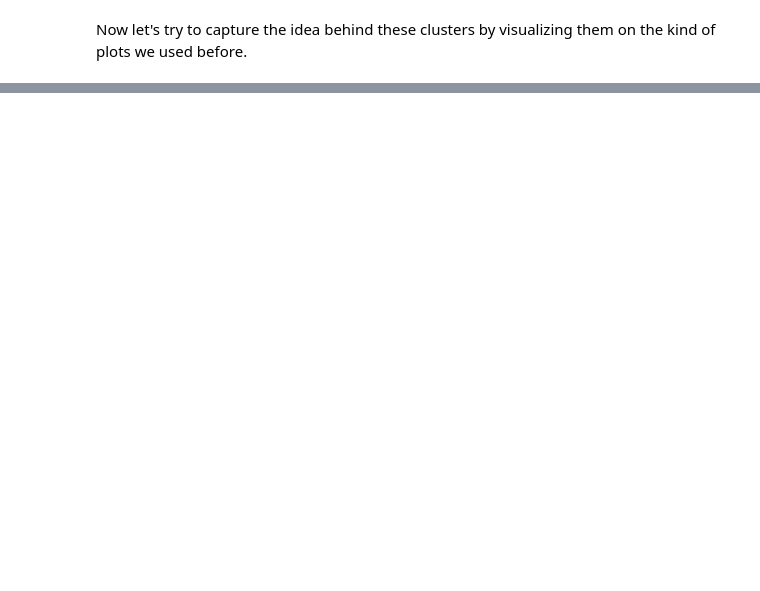
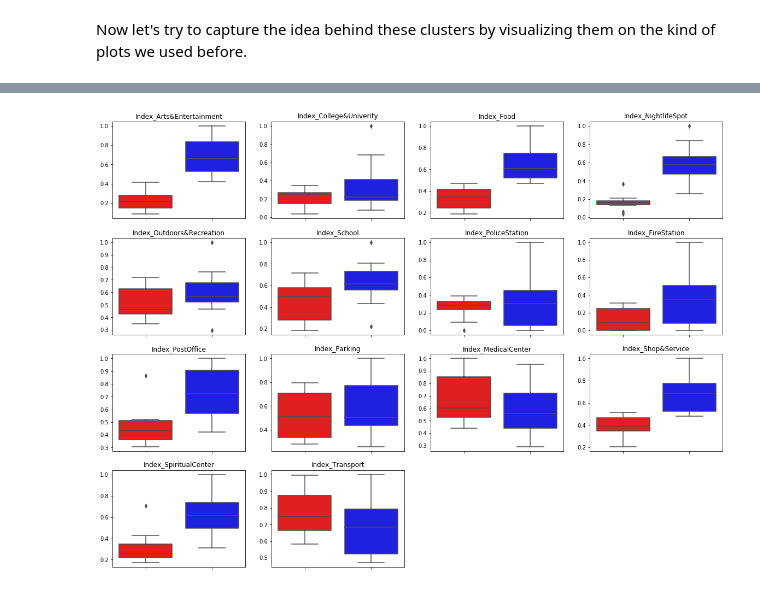
Before and after one commit to nalagoa/capstone-project, a Jupyter notebook: ParisPropertiesPriceAnalysis.ipynb, the cells around one changed output, grey strips where cells are left out. Drawn from its saved outputs; the diff is of its cells as text; code cells hidden in the pictures; blank space fills up the shorter version.

```diff
--- a/ParisPropertiesPriceAnalysis.ipynb
+++ b/ParisPropertiesPriceAnalysis.ipynb
@@ -719,0 +834,22 @@ Now let's try to capture the idea behind these clusters by visualizing them on t
+# %%
+index_cols = [x for x in df_paris.columns if x[0:6] == 'Index_']
+plot_cnt = 0
+rows = [0, 0, 0, 0, 1, 1, 1, 1, 2, 2, 2, 2, 3, 3, 3, 3]
+cols = [0, 1, 2, 3]*4
+
+fig, axs = plt.subplots(4, 4, figsize=(20, 15))
+
+for y in index_cols:
+    sns.boxplot(x='Cluster', y=y, palette=['r', 'b'], data=df_paris,
+                ax=axs[rows[plot_cnt], cols[plot_cnt]])
+    axs[rows[plot_cnt], cols[plot_cnt]].set_ylabel('')
+    axs[rows[plot_cnt], cols[plot_cnt]].set_xlabel('')
+    axs[rows[plot_cnt], cols[plot_cnt]].set_title(y)
+    plt.setp(axs[rows[plot_cnt], cols[plot_cnt]].get_xticklabels(), visible=False)
+    plot_cnt += 1
+
+# Cleaning unused subplot cells
+fig.delaxes(axs[3][2])
+fig.delaxes(axs[3][3])
+# %% [output]
+[figure, added]
```
Also changed, not shown: parts of 18 cells of this notebook.
